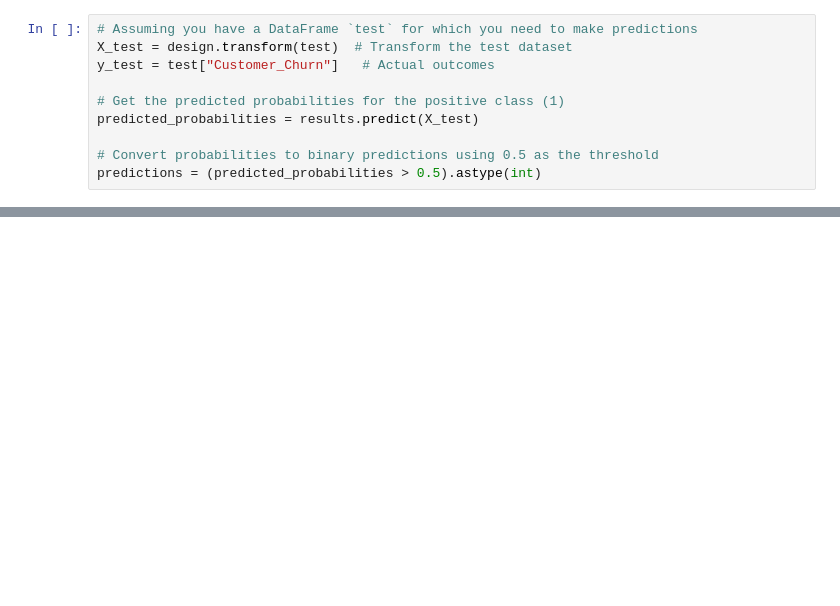
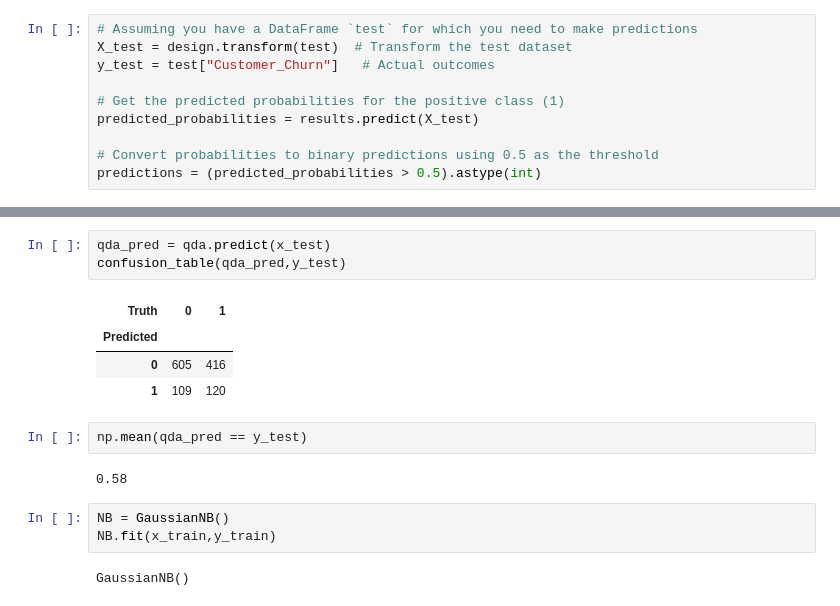
Before and after one commit to wend1k3/Wussap, a Jupyter notebook: logisticReg.ipynb, the cells around one changed output, grey strips where cells are left out. Cells and saved outputs as stored; diff of their text form; blank space fills up the shorter version.

```diff
--- a/logisticReg.ipynb
+++ b/logisticReg.ipynb
@@ -96,0 +130,17 @@ weighted avg       0.56      0.58      0.54      1250
+# %%
+qda_pred = qda.predict(x_test)
+confusion_table(qda_pred,y_test)
+# %% [output]
+| Truth | 0 | 1 |
+| Predicted |  |  |
+| 0 | 605 | 416 |
+| 1 | 109 | 120 |
+# %%
+np.mean(qda_pred == y_test)
+# %% [output]
+0.58
+# %%
+NB = GaussianNB()
+NB.fit(x_train,y_train)
+# %% [output]
+GaussianNB()
```
Also changed, not shown: parts of 13 cells of this notebook.
